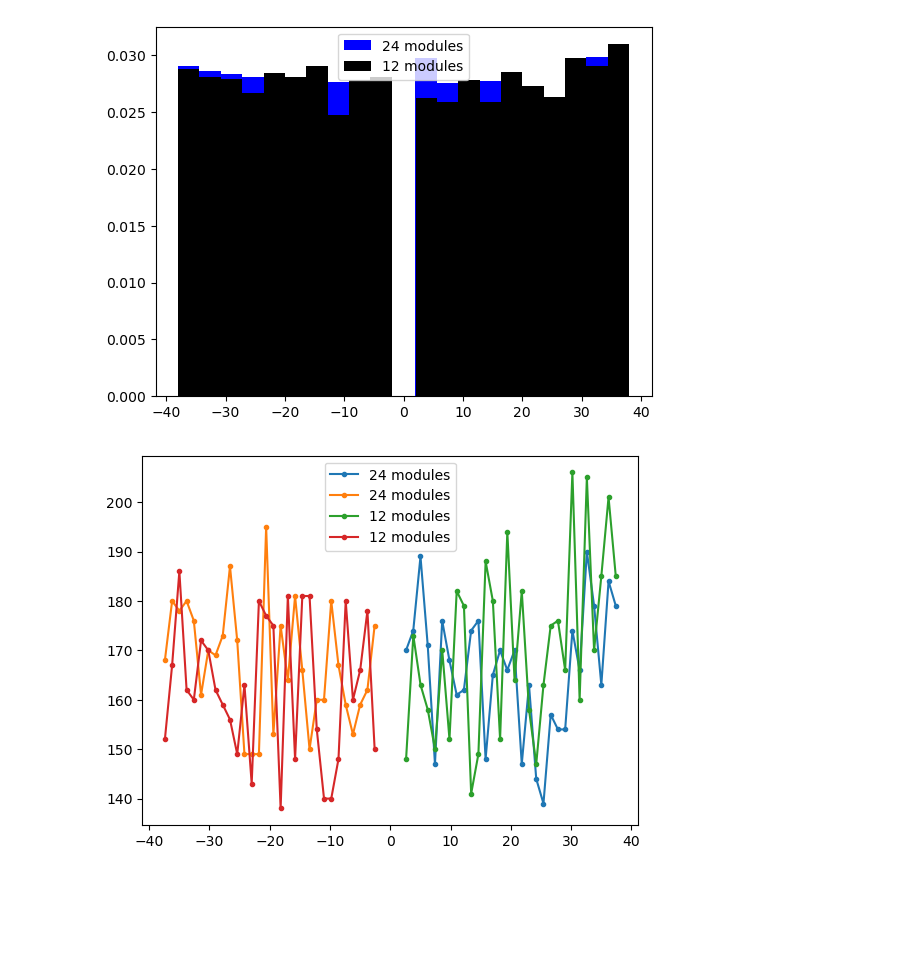
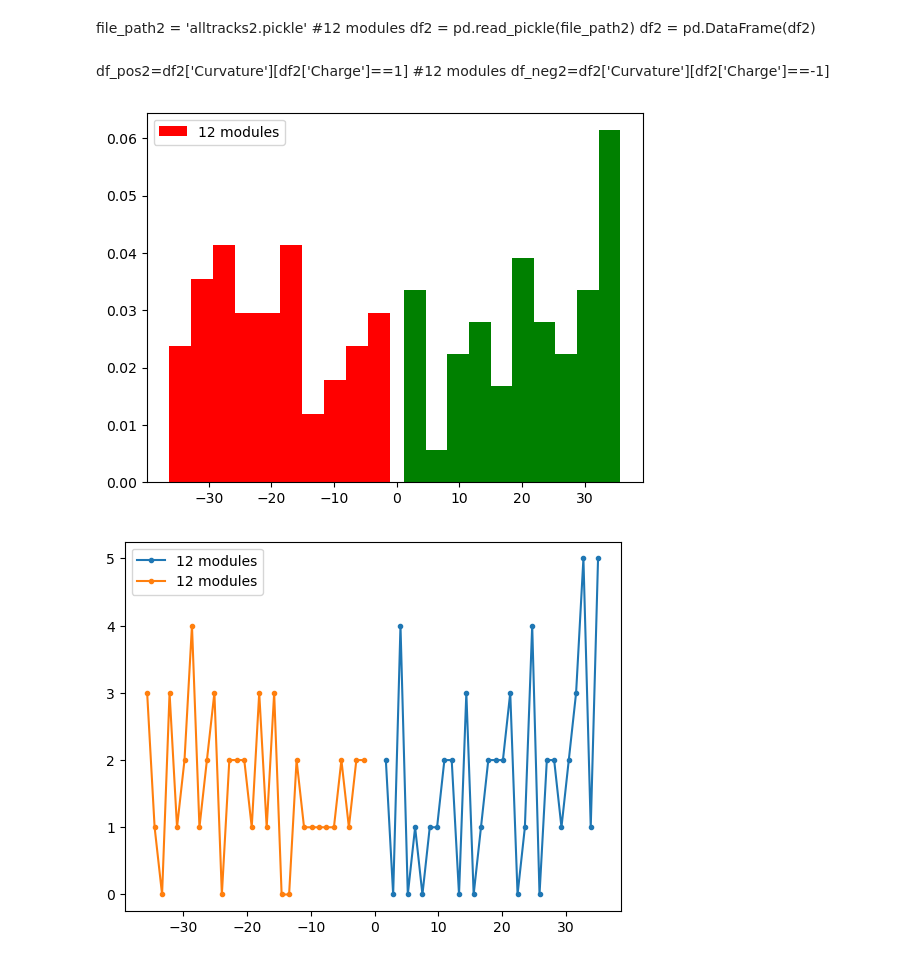
Before and after one commit to karakoulaki/MResProject, a Jupyter notebook: SignPattern.ipynb, the cells around one changed output. Saved outputs shown, nothing was run; the diff lists cells and outputs as text; code cells hidden in the pictures; blank space fills up the shorter version.

Commit message:
trying histogram with all the generated tracks

```diff
--- a/SignPattern.ipynb
+++ b/SignPattern.ipynb
@@ -13 +9,5 @@ df2 = pd.DataFrame(df2)
+# %% [markdown]
+file_path2 = 'alltracks2.pickle' #12 modules
+df2 = pd.read_pickle(file_path2)
+df2 = pd.DataFrame(df2)
 # %%
@@ -19,3 +16,6 @@ df_neg2=df2['Curvature'][df2['Charge']==-1]
+# %% [markdown]
+df_pos2=df2['Curvature'][df2['Charge']==1]  #12 modules
+df_neg2=df2['Curvature'][df2['Charge']==-1]
 # %%
 def normal_dist(mu,sigma,data):
     """
@@ -24,19 +24,19 @@ def normal_dist(mu,sigma,data):
     dist=1/(sigma*np.sqrt(2*np.pi))*np.exp(-0.5*((data-mu)/sigma)**2)
     return dist
 # %%
-plt.hist(df_neg,bins=10,density=True,color='b',label='24 modules')
-plt.hist(df_pos,bins=10,density=True,color='b')
+plt.hist(df_neg,bins=10,density=True,color='r',label='12 modules')
+plt.hist(df_pos,bins=10,density=True,color='g')
 #plt.plot(df_neg,normal_dist(-17,17,df_neg),'r.')
 #plt.plot(df_pos,normal_dist(17,17,df_pos),'g.')
-plt.hist(df_neg2,bins=10,density=True,color='k',label='12 modules')
-plt.hist(df_pos2,bins=10,density=True,color='k')
+#plt.hist(df_neg2,bins=10,density=True,color='k',label='12 modules')
+#plt.hist(df_pos2,bins=10,density=True,color='k')
 #plt.plot(df_neg2,normal_dist(-17,17,df_neg2),'k.')
 #plt.plot(df_pos2,normal_dist(17,17,df_pos2),'b.')
 plt.legend()
 plt.show()
 #plt.show()
 # %% [output]
-[figure, old version]
+[figure, new version]
 # %%
 n,xe=np.histogram(df_pos,bins=30)
 cx = 0.5 * (xe[1:] + xe[:-1])
@@ -50,9 +50,9 @@ cx4 = 0.5 * (xe4[1:] + xe4[:-1])
 # %%
-plt.plot(cx,n,'.-',label='24 modules')
-plt.plot(cx2,n2,'.-',label='24 modules')
-plt.plot(cx3,n3,'.-',label='12 modules')
-plt.plot(cx4,n4,'.-',label='12 modules')
+plt.plot(cx,n,'.-',label='12 modules')
+plt.plot(cx2,n2,'.-',label='12 modules')
+#plt.plot(cx3,n3,'.-',label='12 modules')
+#plt.plot(cx4,n4,'.-',label='12 modules')
 plt.legend()
 plt.show()
 # %% [output]
-[figure, old version]
+[figure, new version]
```
Also changed, not shown: parts of 6 cells of this notebook.
